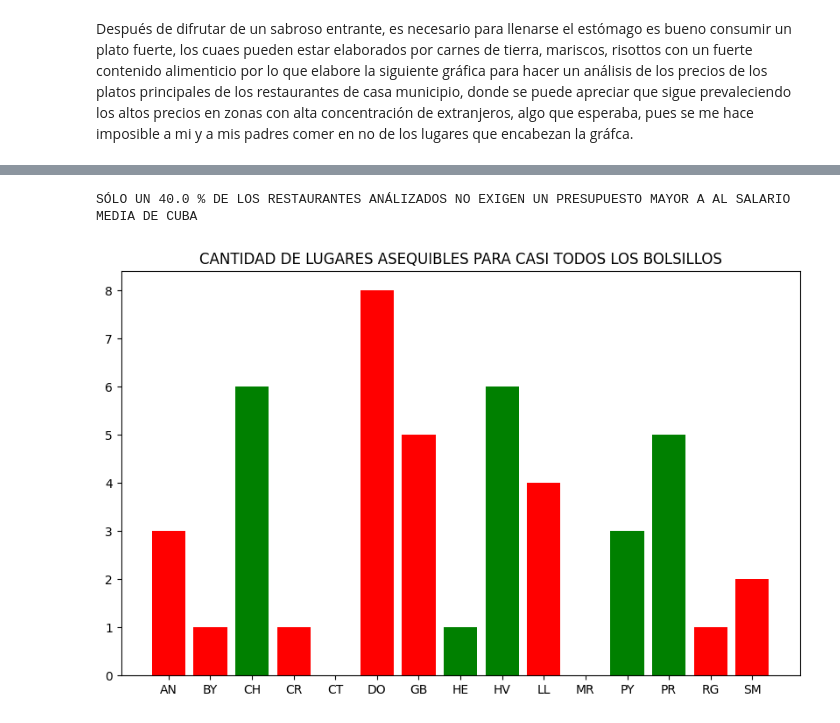
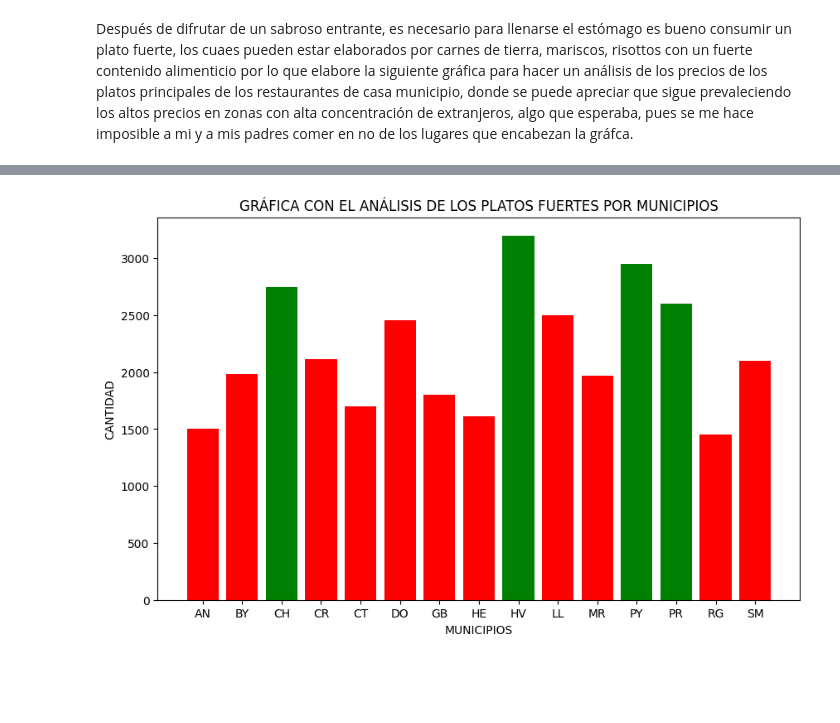
Before and after one commit to Datadrummer-jr/Food-Data, a Jupyter notebook: Project Code/restaurant project.ipynb, the cells around one changed output, grey strips where cells are left out. Cells and saved outputs as stored; diff of their text form; code cells hidden in the pictures; blank space fills up the shorter version.

```diff
--- a/Project Code/restaurant project.ipynb
+++ b/Project Code/restaurant project.ipynb
@@ -623,12 +134,7 @@ salsm = posibility("SM")
-# %%
-print(f"SÓLO UN {porcent} % DE LOS RESTAURANTES ANÁLIZADOS NO EXIGEN UN PRESUPUESTO MAYOR A AL SALARIO MEDIA DE CUBA")
-# %% [output]
-SÓLO UN 40.0 % DE LOS RESTAURANTES ANÁLIZADOS NO EXIGEN UN PRESUPUESTO MAYOR A AL SALARIO MEDIA DE CUBA
-# %%
-pb = [salan,salby,salch,salcr,salct,saldo,salgb,salhe,salhv,salll,salmr,salpy,salpr,salrg,salsm]
-plt.figure(figsize=(10, 6))
-plt.bar(x,pb, color= colors)
-plt.title("CANTIDAD DE LUGARES ASEQUIBLES PARA CASI TODOS LOS BOLSILLOS")
-plt.show()
-# %% [output]
-[figure, removed]
+# %%
+md = []
+for pp in x:
+    md.append(media(pp,"main_dishes"))
+pyplot_bar(md, "GRÁFICA CON EL ANÁLISIS DE LOS PLATOS FUERTES POR MUNICIPIOS")
+# %% [output]
+[figure, added]
```
Also changed, not shown: parts of 54 cells of this notebook, 5 other files.
